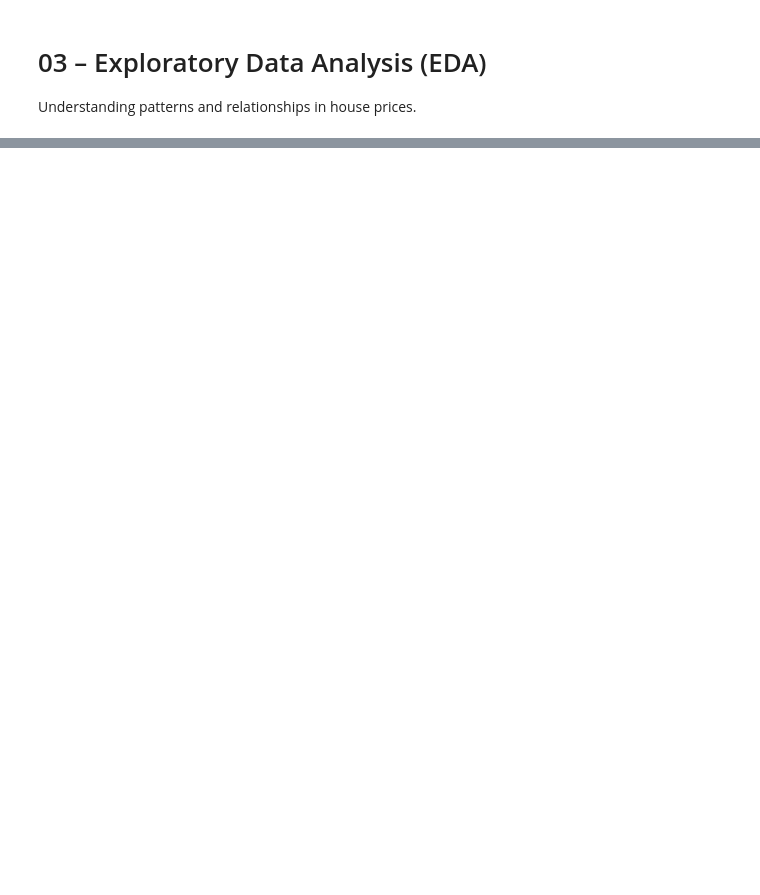
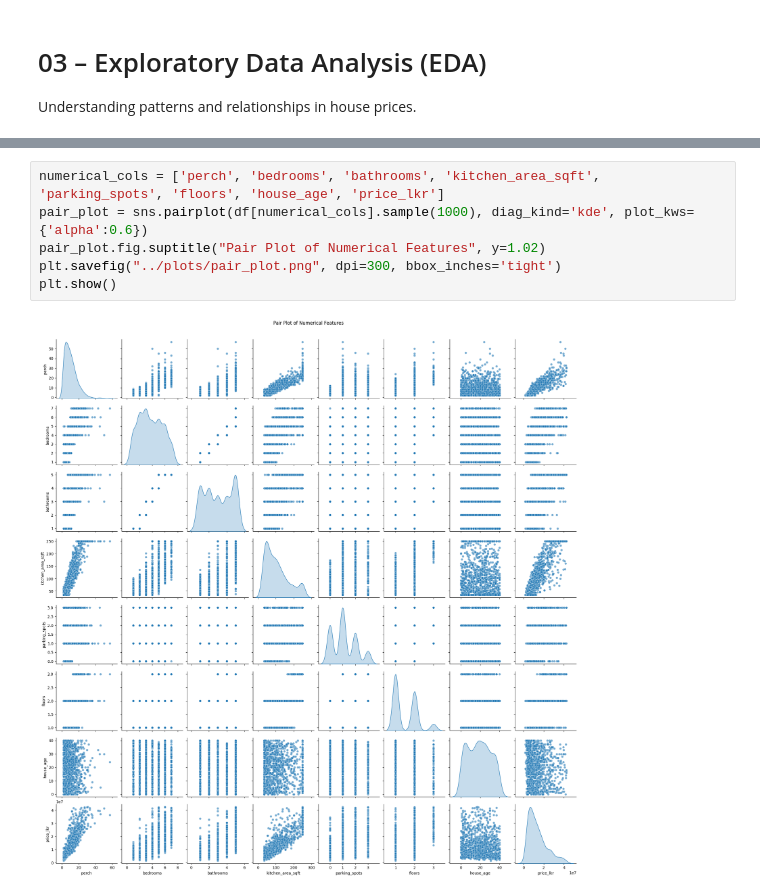
Before and after one commit to chithira67/house-price-prediction-srilanka, a Jupyter notebook: notebooks/03_eda.ipynb, the cells around one changed output, grey strips where cells are left out. Cells and saved outputs as stored; diff of their text form; blank space fills up the shorter version.

```diff
--- a/notebooks/03_eda.ipynb
+++ b/notebooks/03_eda.ipynb
@@ -42,0 +53,8 @@ plt.show()
+# %%
+numerical_cols = ['perch', 'bedrooms', 'bathrooms', 'kitchen_area_sqft', 'parking_spots', 'floors', 'house_age', 'price_lkr']
+pair_plot = sns.pairplot(df[numerical_cols].sample(1000), diag_kind='kde', plot_kws={'alpha':0.6})
+pair_plot.fig.suptitle("Pair Plot of Numerical Features", y=1.02)
+plt.savefig("../plots/pair_plot.png", dpi=300, bbox_inches='tight')
+plt.show()
+# %% [output]
+[figure, added]
```
Also changed, not shown: parts of 19 cells of this notebook, 33 other files.
